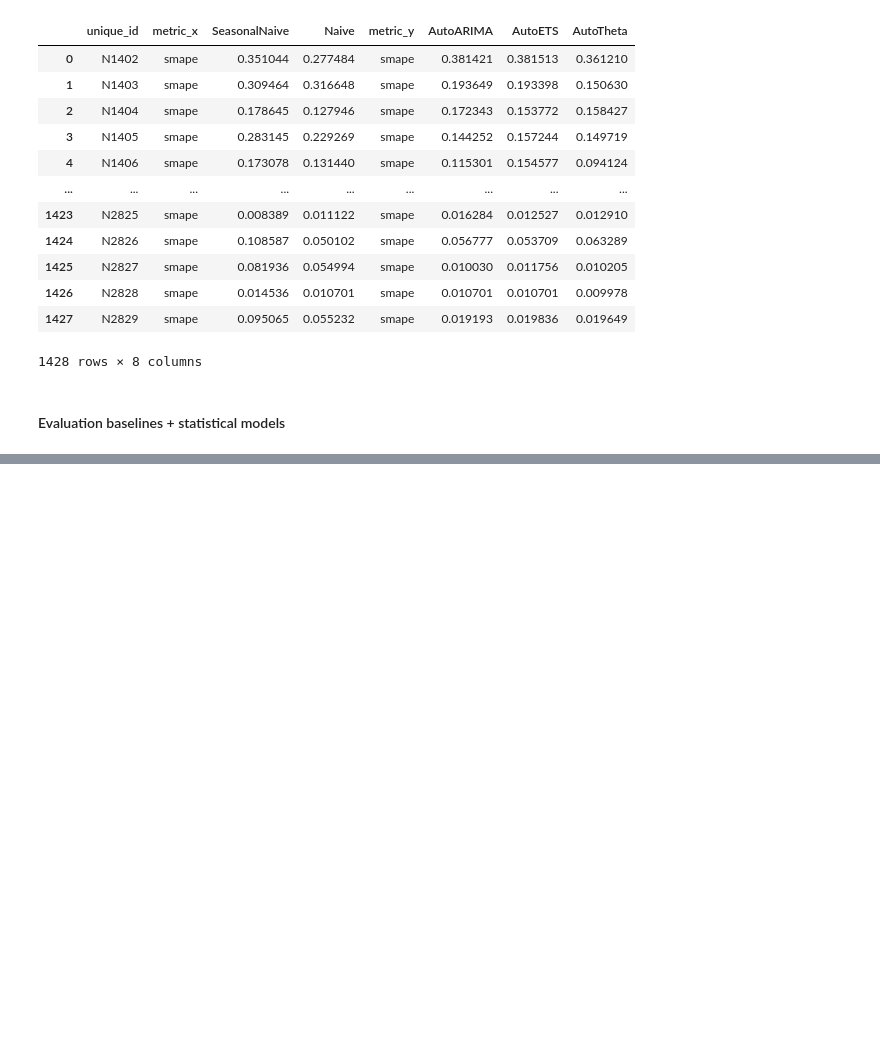
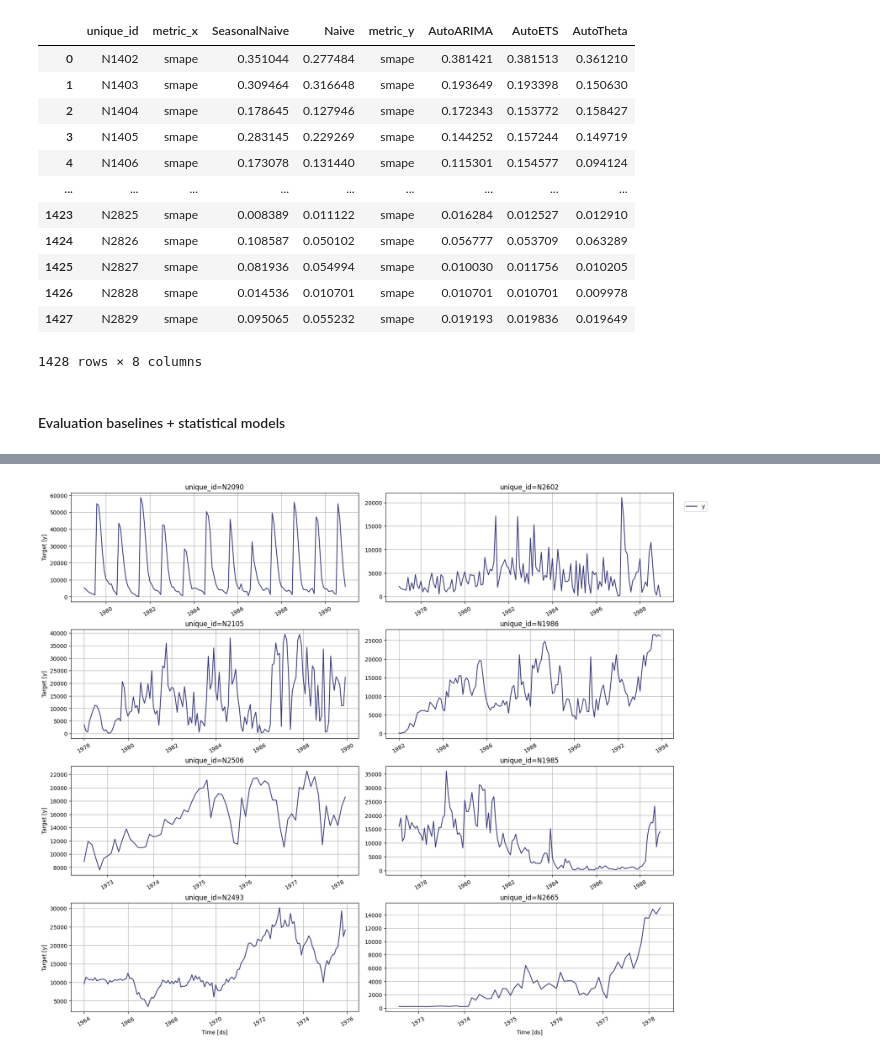
Before and after one commit to Nye1nChanSoe/time-series-analysis, a Jupyter notebook: multivariate-timeseries/m3.ipynb, the cells around one changed output, grey strips where cells are left out. Drawn from its saved outputs; the diff is of its cells as text; code cells hidden in the pictures; blank space fills up the shorter version.

Commit message:
m3 forecasting

```diff
--- a/multivariate-timeseries/m3.ipynb
+++ b/multivariate-timeseries/m3.ipynb
@@ -403,0 +653,4 @@ Name: count, dtype: int64
+# %%
+StatsForecast.plot(df, unique_ids=['N2090', 'N2602', 'N2105', 'N1986', 'N2506', 'N1985', 'N2493', 'N2665'])
+# %% [output]
+[figure, added]
```
Also changed, not shown: parts of 26 cells of this notebook, 5 other files.
